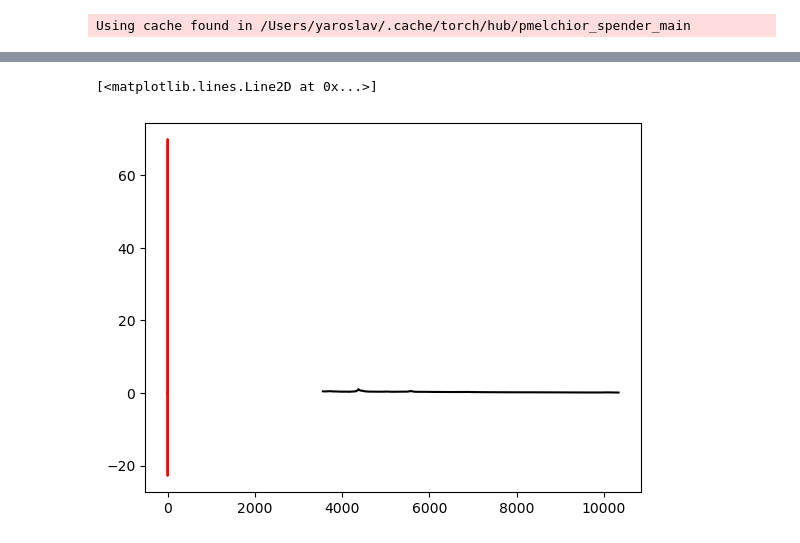
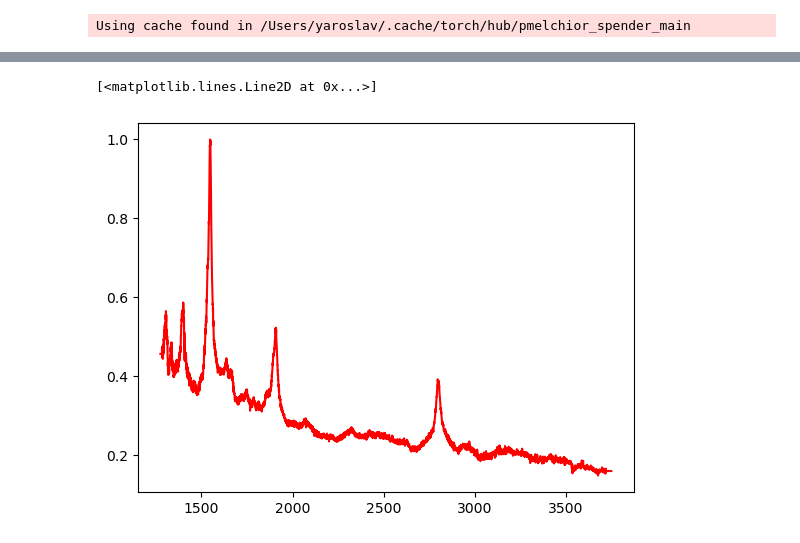
Before and after one commit to thissop/AGN-UMAP, a Jupyter notebook: code/monthly/mar2024/wk4/qso-umap/spender-diagnostics.ipynb, the cells around one changed output, grey strips where cells are left out. Saved outputs shown, nothing was run; the diff lists cells and outputs as text; code cells hidden in the pictures.

```diff
--- a/code/monthly/mar2024/wk4/qso-umap/spender-diagnostics.ipynb
+++ b/code/monthly/mar2024/wk4/qso-umap/spender-diagnostics.ipynb
@@ -60,0 +79,21 @@ Using cache found in /Users/yaroslav/.cache/torch/hub/pmelchior_spender_main
+# %%
+hdulist = fits.open('/Users/yaroslav/Documents/2. work/Research/GitHub/AGN-UMAP/data/sdss-qso-catalogue/spectra/7595/spec-7595-56957-0005.fits')
+data = hdulist[1].data
+wave_raw = 10**data["loglam"]
+flux = data["model"]
+
+wave_obs = 10 ** np.arange(3.549, 4.0175, 0.0001)
+
+specinfo = hdulist[2].data[0]
+z = np.array(specinfo["Z"])
+
+# normalize spectrum:
+wave_rest = wave_obs / (1 + z)
+
+wave_raw = 10**data['loglam']
+model_flux = data['model']/np.max(data['model'])
+
+spec = np.interp(wave_obs, wave_raw, model_flux)
+
+plt.plot(wave_raw, model_flux, color='black')
+plt.plot(wave_obs, spec, color='red')
@@ -61,6 +103,6 @@ Using cache found in /Users/yaroslav/.cache/torch/hub/pmelchior_spender_main
 # %%
-plt.plot(waves[2], fluxes[2], color='black')
-plt.plot(w[2], spec[2], color='red')
+#plt.plot(waves[2], fluxes[2], color='black')
+plt.plot(wave_rest, spec, color='red')
 # %% [output]
 [<matplotlib.lines.Line2D at 0x...>]
-[figure, old version]
+[figure, new version]
```
Also changed, not shown: parts of 5 cells of this notebook, 2 other files.
